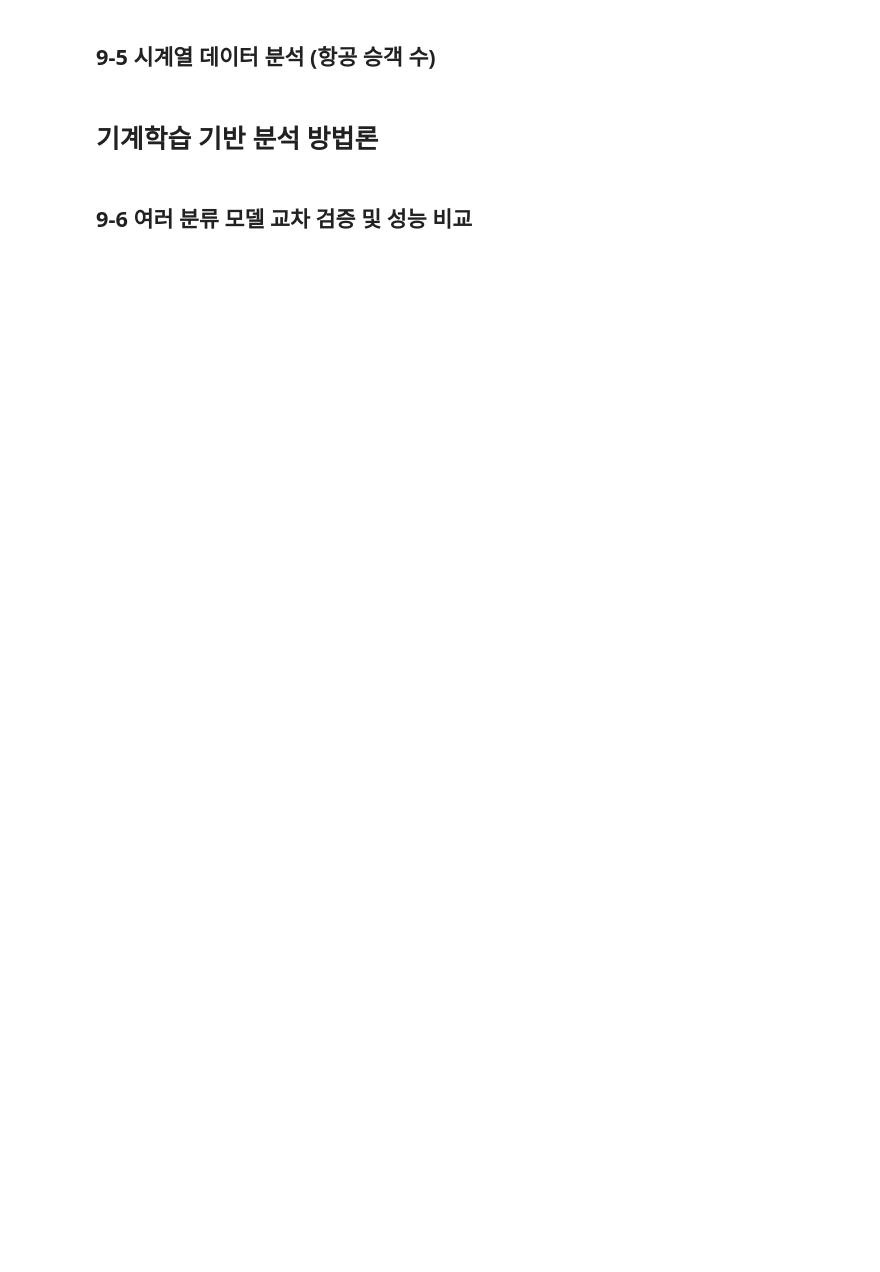
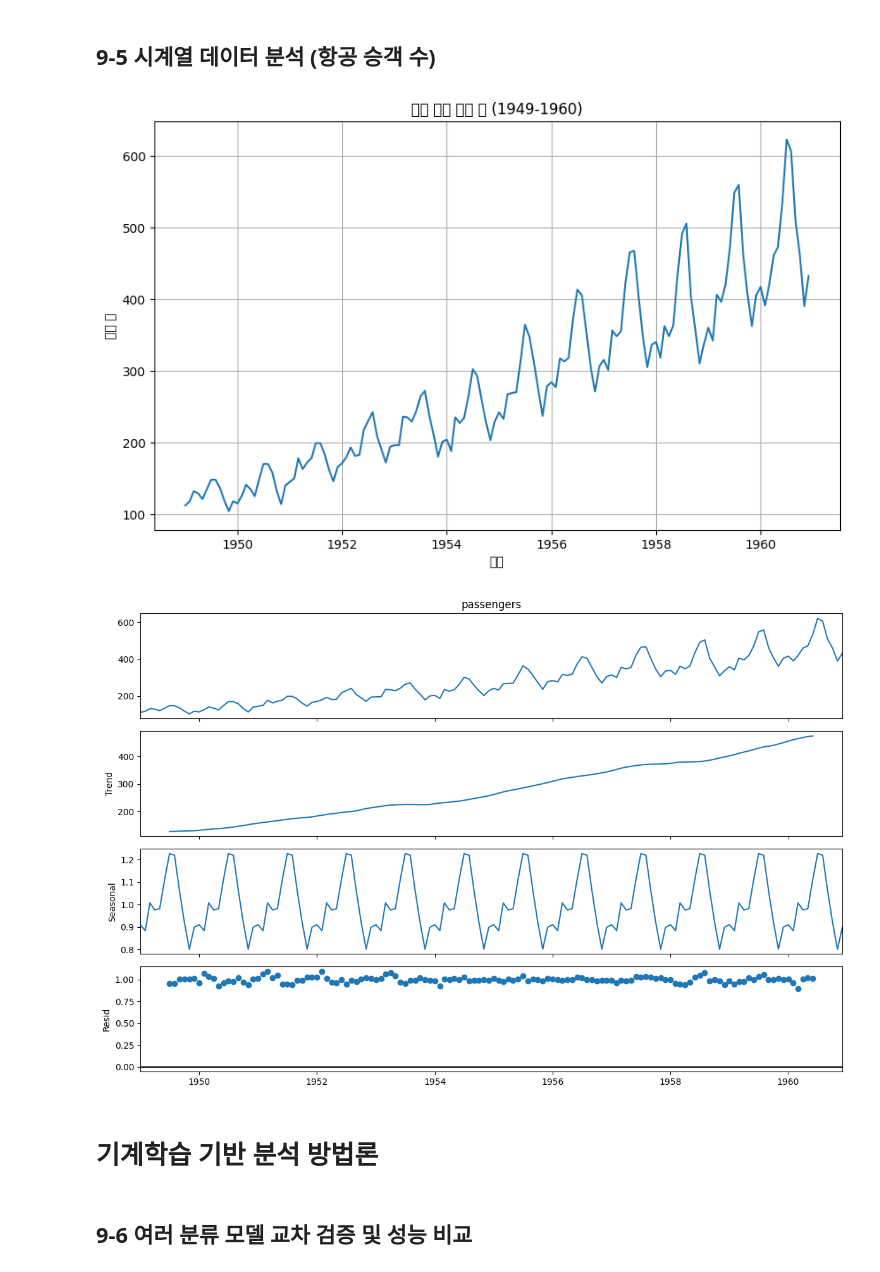
Before and after one commit to Yukyeong-OssData/Data-Analysis-with-Open-Source, a Jupyter notebook: 오픈소스_데이터_분석_9강.ipynb, the cells around one changed output. Saved outputs shown, nothing was run; the diff lists cells and outputs as text; code cells hidden in the pictures; blank space fills up the shorter version.

```diff
--- a/오픈소스_데이터_분석_9강.ipynb
+++ b/오픈소스_데이터_분석_9강.ipynb
@@ -140,33 +185,37 @@ import seaborn as sns
 import matplotlib.pyplot as plt
 from statsmodels.tsa.seasonal import seasonal_decompose
 
 ## seaborn에서 flights 데이터셋 로드
 flights = sns.load_dataset('flights')
 
 ## 날짜 형식 변환 및 인덱스 설정
 ## 'year'와 'month' 컬럼을 이용하여 'date' 컬럼 생성 후 인덱스로 설정
 flights['date'] = pd.to_datetime(
     flights['year'].astype(str) + '-' +
     flights['month'].astype(str) + '-01'
 )
 flights = flights.set_index('date').sort_index()
 
 ## 시계열 시각화
 plt.figure(figsize=(10, 6))
 plt.plot(flights['passengers'])
 plt.title('월별 항공 승객 수 (1949-1960)')
 plt.xlabel('연도')
 plt.ylabel('승객 수')
 plt.grid(True)
 plt.show()
 
 ## 시계열 분해 (추세, 계절성, 잔차)
 ## 시계열 데이터를 추세(Trend), 계절성(Seasonal), 잔차(Residual)로 분해
+decomposition = seasonal_decompose(flights['passengers'], model='multiplicative', period=12)
 
 fig = decomposition.plot()
 fig.set_size_inches(12, 8)
 plt.tight_layout()
 plt.show()
+# %% [output]
+[figure, added]
+[figure, added]
 # %% [markdown]
 # 기계학습 기반 분석 방법론
 # %% [markdown]
```
Also changed, not shown: parts of 8 cells of this notebook.
